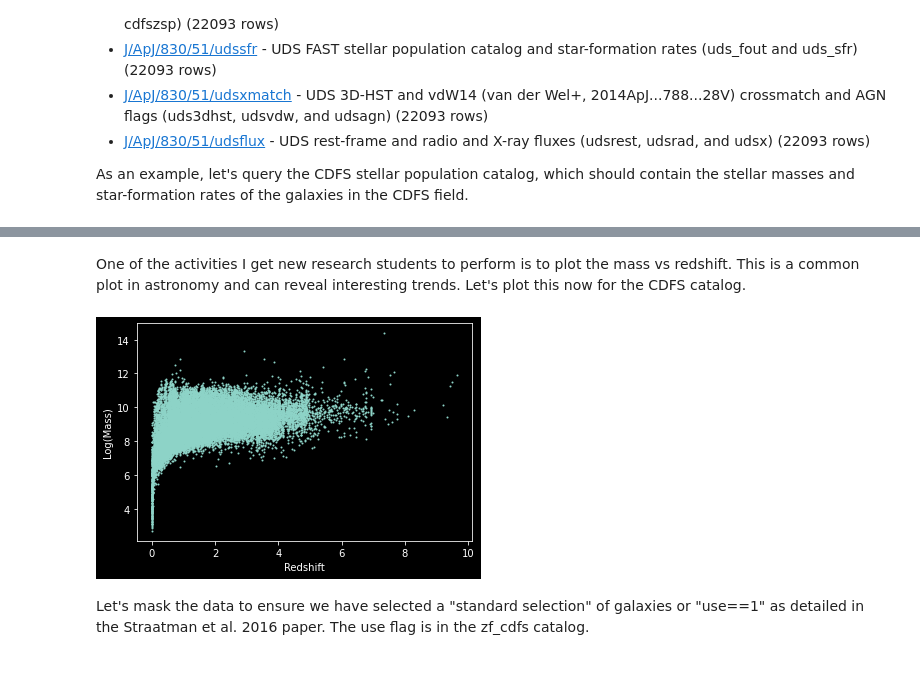
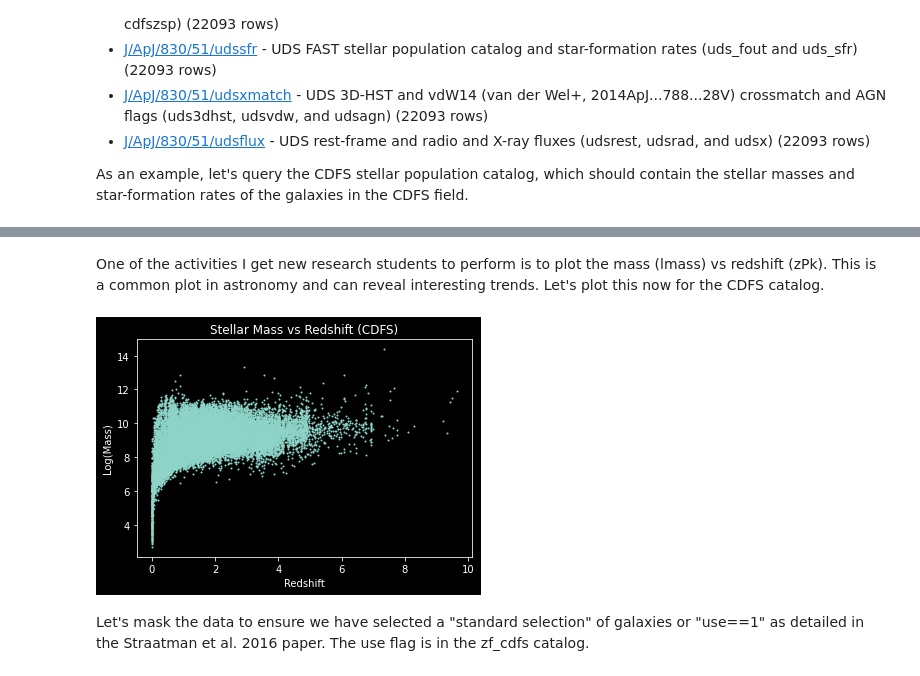
Before and after one commit to mjcowley/Astro_Code, a Jupyter notebook: ZFOURGE-VizieR-Import/ZFOURGE-VizieR-Import.ipynb, the cells around one changed output, grey strips where cells are left out. Cells and saved outputs as stored; diff of their text form; code cells hidden in the pictures.

```diff
--- a/ZFOURGE-VizieR-Import/ZFOURGE-VizieR-Import.ipynb
+++ b/ZFOURGE-VizieR-Import/ZFOURGE-VizieR-Import.ipynb
@@ -58,16 +58,14 @@ Index(['recno', 'Seq', 'z', 'ltau', 'Metal', 'lage', 'Av', 'lmass', 'lsfr',
 # %% [markdown]
-One of the activities I get new research students to perform is to plot the mass vs redshift. This is a common plot in astronomy and can reveal interesting trends. Let's plot this now for the CDFS catalog.
+One of the activities I get new research students to perform is to plot the mass (lmass) vs redshift (zPk). This is a common plot in astronomy and can reveal interesting trends. Let's plot this now for the CDFS catalog.
 # %%
-mass_cdfs = data['lmass'] # Stellar mass column
-z_cdfs = data['z'] # Redshift column
-
-plt.style.use('dark_background') # Dark theme
-plt.scatter(z_cdfs, mass_cdfs, s=1) # Scatter plot
+plt.style.use('dark_background')  # Dark theme
+plt.scatter(data['zPk'], data['lmass'], s=1)  # Scatter plot
 plt.xlabel('Redshift')
 plt.ylabel('Log(Mass)')
+plt.title('Stellar Mass vs Redshift (CDFS)')
 plt.show()
 # %% [output]
-[figure, old version]
+[figure, new version]
 # %% [markdown]
 Let's mask the data to ensure we have selected a "standard selection" of galaxies or "use==1" as detailed in the Straatman et al. 2016 paper. The use flag is in the zf_cdfs catalog.
 # %%
```
Also changed, not shown: parts of 6 cells of this notebook.
